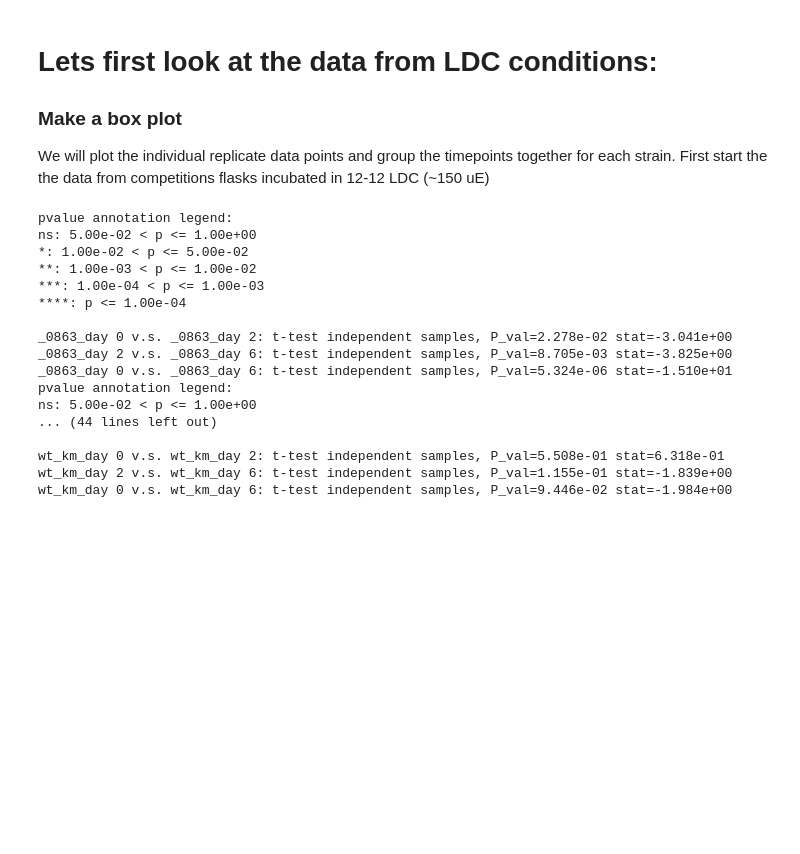
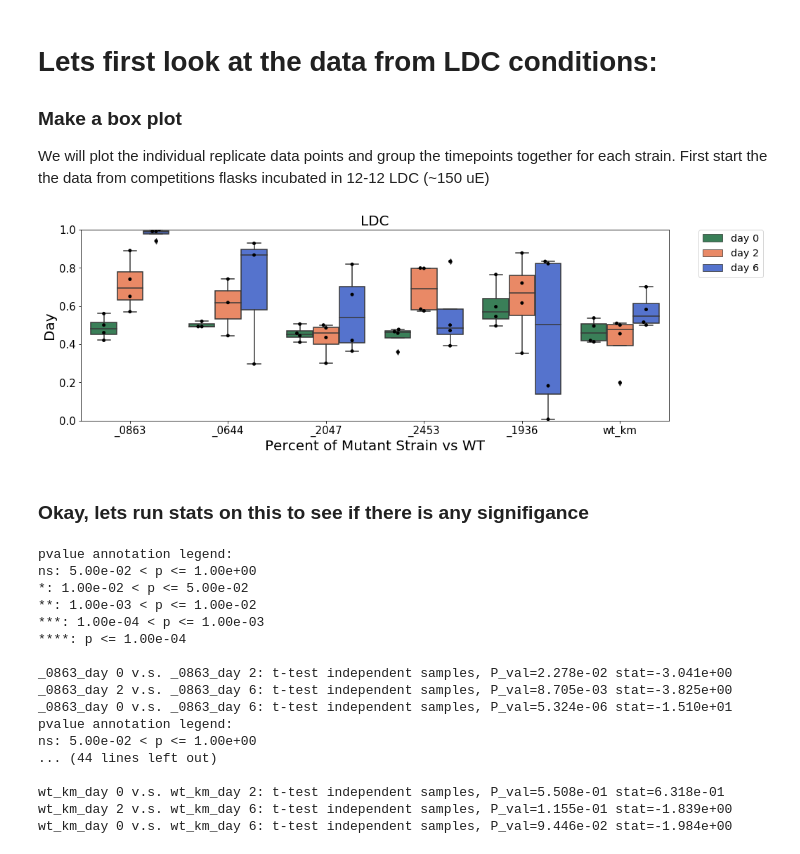
Before and after one commit to dwelkie/LD-Fitness-0863, a Jupyter notebook: Notebooks/01-Initial-mutant-wt.ipynb, the cells around one changed output. Saved outputs shown, nothing was run; the diff lists cells and outputs as text; code cells hidden in the pictures; blank space fills up the shorter version.

```diff
--- a/Notebooks/01-Initial-mutant-wt.ipynb
+++ b/Notebooks/01-Initial-mutant-wt.ipynb
@@ -16,6 +15,6 @@ os.chdir("..")
 # %%
 # Loading Pandas DataFrame:
-data1 = pd.read_csv("Datasets/initial-mutant-wt.csv")
+data1 = pd.read_csv("../Datasets/initial-mutant-wt.csv")
 data1.head(5)
 # %% [output]
 |  | strain | day | condition | percent-mutant |
@@ -33,6 +32,41 @@ data1_clc = data1[data1.condition == "CLC"]
 ### Make a box plot
 We will plot the individual replicate data points and group the timepoints together for each strain.
 First start the the data from competitions flasks incubated in 12-12 LDC (~150 uE)
+# %%
+# Set order you want to plot
+plt.figure(figsize=(15,5))
+
+x = "strain"
+y = "percent-mutant"
+order=["day 0", "day 2", "day 6"]
+
+swarmplot1ldc = sns.swarmplot(data=data1_ldc, x=x, y=y, hue = "day", dodge=True,
+               palette=sns.color_palette(['black', 'black', 'black']), hue_order=order)
+
+boxplot1ldc = sns.boxplot(data=data1_ldc, x=x, y=y, hue="day", hue_order=order,
+                       palette=sns.color_palette(['seagreen', 'coral', 'royalblue']))
+
+# control x and y limits
+boxplot1ldc.set(ylim=(0, 1))
+swarmplot1ldc.set(ylim=(0, 1))
+
+# control axis labels
+boxplot1ldc.axes.set_title("LDC",fontsize=20)
+boxplot1ldc.set_xlabel("Percent of Mutant Strain vs WT",fontsize=20)
+boxplot1ldc.set_ylabel("Day",fontsize=20)
+boxplot1ldc.tick_params(labelsize=15)
+
+
+plt.legend(loc='upper left', bbox_to_anchor=(1.03, 1))
+# Fix the legand
+# Get the handles and labels.
+handles, labels = boxplot1ldc.get_legend_handles_labels()
+# When creating the legend, only use the first two elements to effectively remove the last two.
+l = plt.legend(handles[0:3], labels[0:3], bbox_to_anchor=(1.05, 1), loc=2, borderaxespad=0., fontsize='x-large', title_fontsize='40')
+# %% [output]
+[figure, added]
+# %% [markdown]
+### Okay, lets run stats on this to see if there is any signifigance
 # %%
 # Set order you want to plot
 plt.figure(figsize=(15,5))
```
Also changed, not shown: parts of 5 cells of this notebook, 4 other files.
